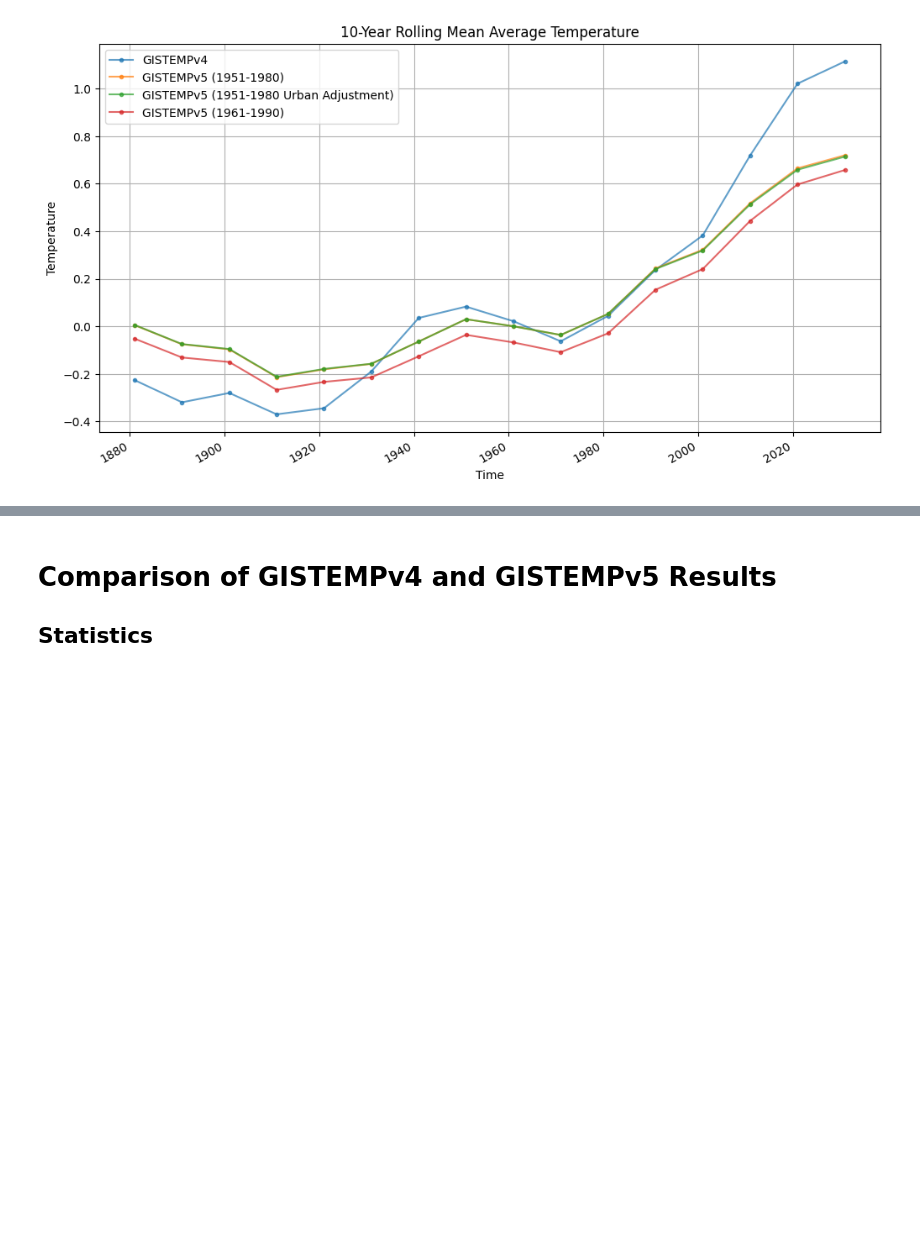
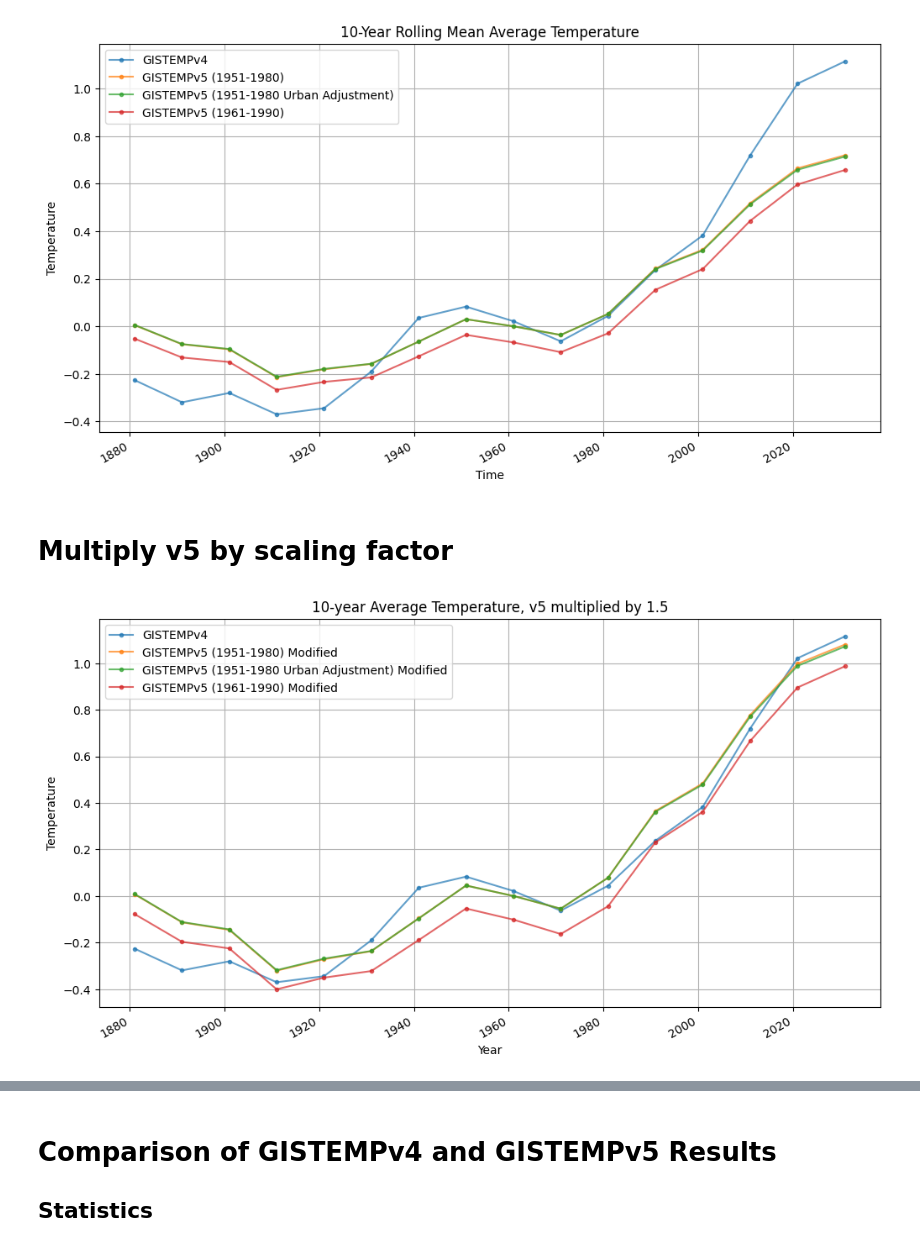
Before and after one commit to ajoherron/GISTEMP_rewrite, a Jupyter notebook: plots/presentation.ipynb, the cells around one changed output, grey strips where cells are left out. Cells and saved outputs as stored; diff of their text form; code cells hidden in the pictures; blank space fills up the shorter version.

```diff
--- a/plots/presentation.ipynb
+++ b/plots/presentation.ipynb
@@ -183,3 +183,29 @@ plt.grid(True)
 plt.show()
 # %% [output]
 [figure]
+# %% [markdown]
+# Multiply v5 by scaling factor
+# %%
+scaling_factor = 1.5
+
+# Multiply each time series by 2
+time_series_v5_1951_1980_10yr_modified = time_series_v5_1951_1980_10yr * scaling_factor
+time_series_v5_1951_1980_ua_10yr_modified = time_series_v5_1951_1980_ua_10yr * scaling_factor
+time_series_v5_1961_1990_10yr_modified = time_series_v5_1961_1990_10yr * scaling_factor
+
+# Plot each timeseries
+plt.figure(figsize=(x_dim, y_dim))
+time_series_v4_10yr.plot(label='GISTEMPv4', marker=marker, linestyle='-', alpha=0.7)
+time_series_v5_1951_1980_10yr_modified.plot(label='GISTEMPv5 (1951-1980) Modified', marker=marker, linestyle='-', alpha=0.7)
+time_series_v5_1951_1980_ua_10yr_modified.plot(label='GISTEMPv5 (1951-1980 Urban Adjustment) Modified', marker=marker, linestyle='-', alpha=0.7)
+time_series_v5_1961_1990_10yr_modified.plot(label='GISTEMPv5 (1961-1990) Modified', marker=marker, linestyle='-', alpha=0.7)
+
+# Customize the plot (optional)
+plt.title(f'10-year Average Temperature, v5 multiplied by {scaling_factor}')
+plt.xlabel('Year')
+plt.ylabel('Temperature')
+plt.legend()
+plt.grid(True)
+plt.show()
+# %% [output]
+[figure, added]
```
Also changed, not shown: parts of 3 cells of this notebook, 4 other files.
